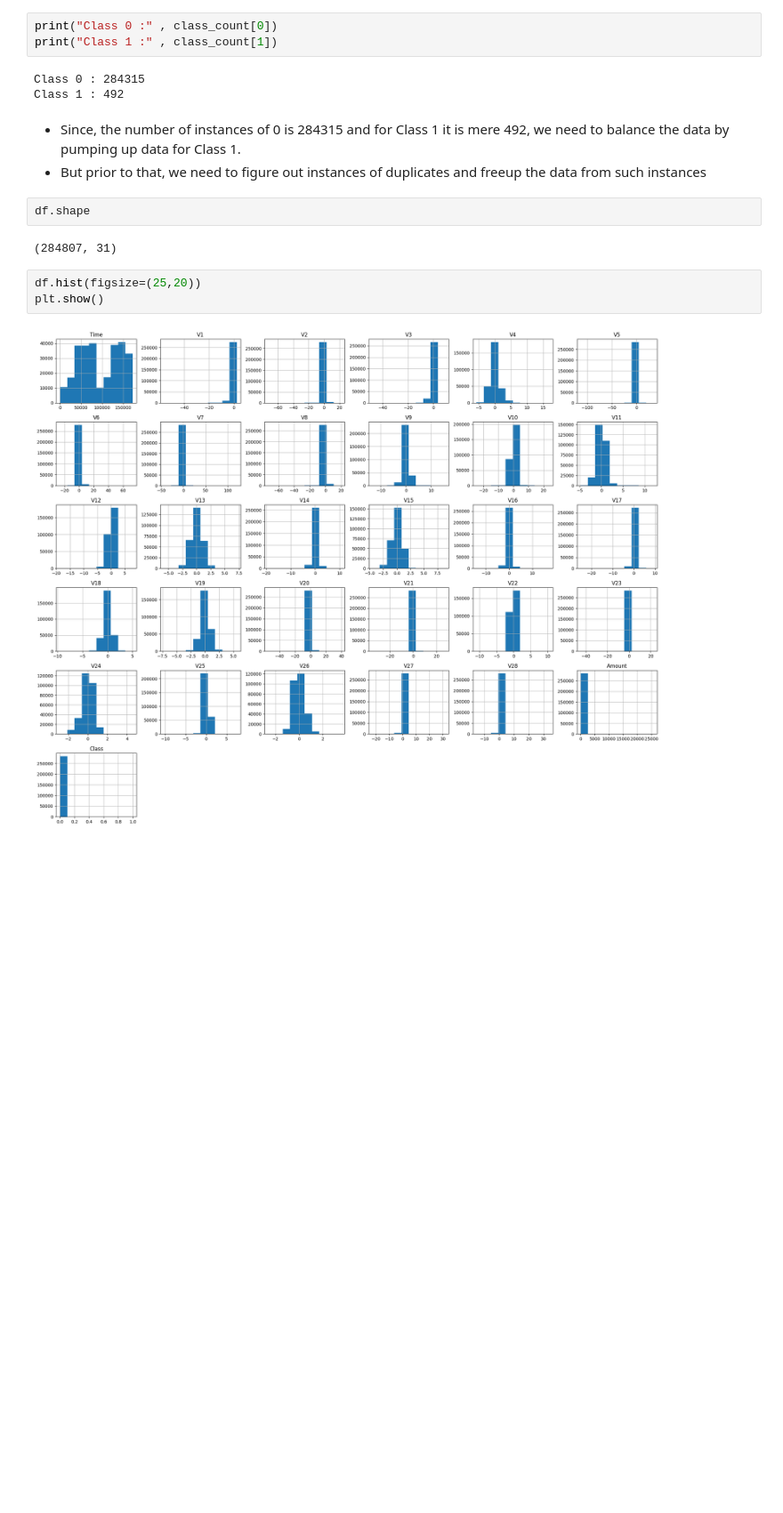
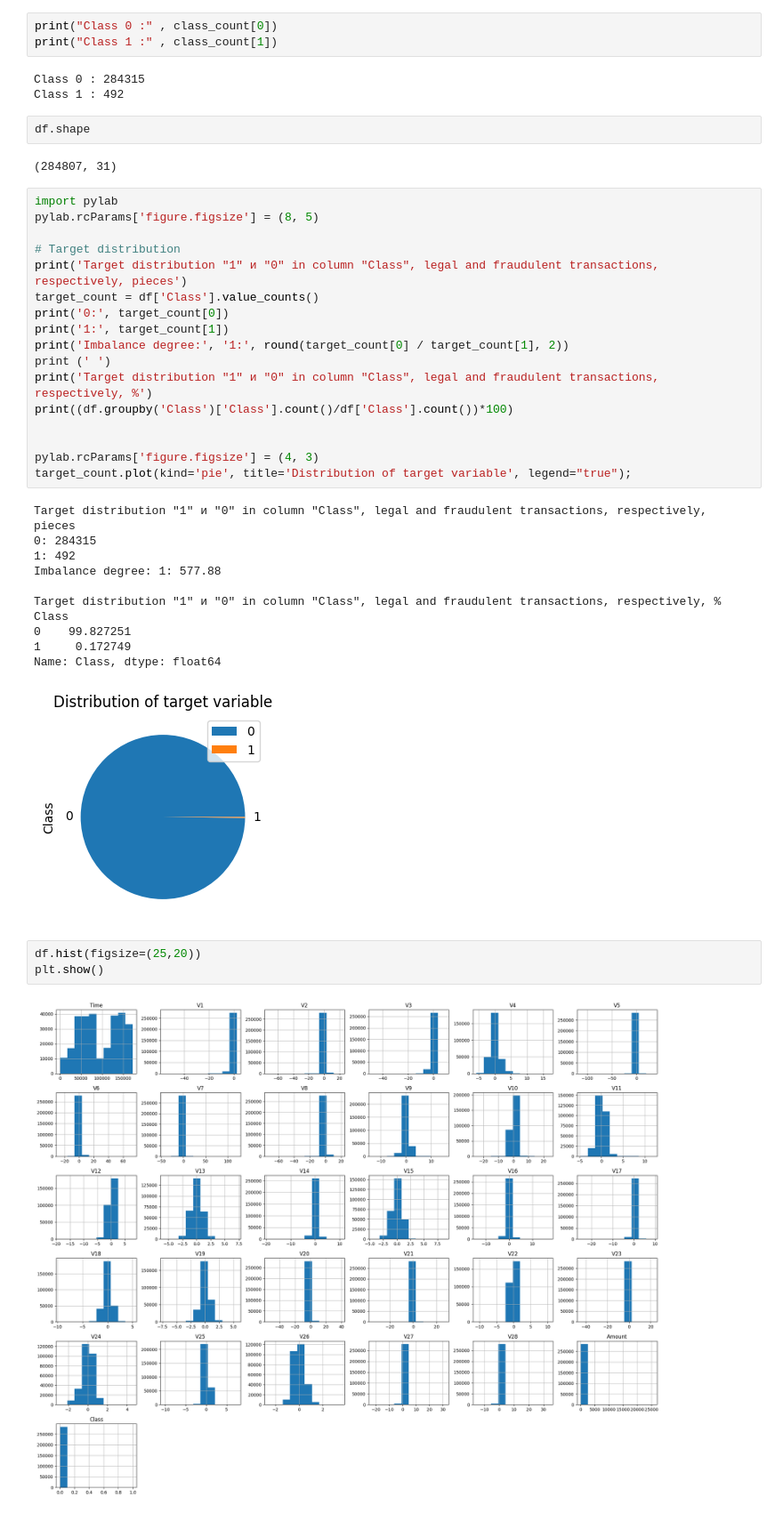
Before and after one commit to bsinha/LearningQC, a Jupyter notebook: FraudDetection_Classical_vs_Quantum.ipynb, the cells around one changed output. Shown at 89% size. Cells and saved outputs as stored; diff of their text form; blank space fills up the shorter version.

Commit message:
Added documentation and graphs

```diff
--- a/FraudDetection_Classical_vs_Quantum.ipynb
+++ b/FraudDetection_Classical_vs_Quantum.ipynb
@@ -182,13 +204,39 @@ print("Class 1 :" , class_count[1])
 # %% [output]
 Class 0 : 284315
 Class 1 : 492
-# %% [markdown]
-* Since, the number of instances of 0 is 284315 and for Class 1 it is mere 492, we need to balance the data by pumping up data for Class 1.
-* But prior to that, we need to figure out instances of duplicates and freeup the data from such instances
 # %%
 df.shape
 # %% [output]
 (284807, 31)
+# %%
+import pylab
+pylab.rcParams['figure.figsize'] = (8, 5)
+
+# Target distribution
+print('Target distribution "1" и "0" in column "Class", legal and fraudulent transactions, respectively, pieces')
+target_count = df['Class'].value_counts()
+print('0:', target_count[0])
+print('1:', target_count[1])
+print('Imbalance degree:', '1:', round(target_count[0] / target_count[1], 2))
+print (' ')
+print('Target distribution "1" и "0" in column "Class", legal and fraudulent transactions, respectively, %')
+print((df.groupby('Class')['Class'].count()/df['Class'].count())*100)
+
+
+pylab.rcParams['figure.figsize'] = (4, 3)
+target_count.plot(kind='pie', title='Distribution of target variable', legend="true");
+# %% [output]
+Target distribution "1" и "0" in column "Class", legal and fraudulent transactions, respectively, pieces
+0: 284315
+1: 492
+Imbalance degree: 1: 577.88
+
+Target distribution "1" и "0" in column "Class", legal and fraudulent transactions, respectively, %
+Class
+0    99.827251
+1     0.172749
+Name: Class, dtype: float64
+[figure, added]
 # %%
 df.hist(figsize=(25,20))
 plt.show()
```
Also changed, not shown: parts of 42 cells of this notebook.
